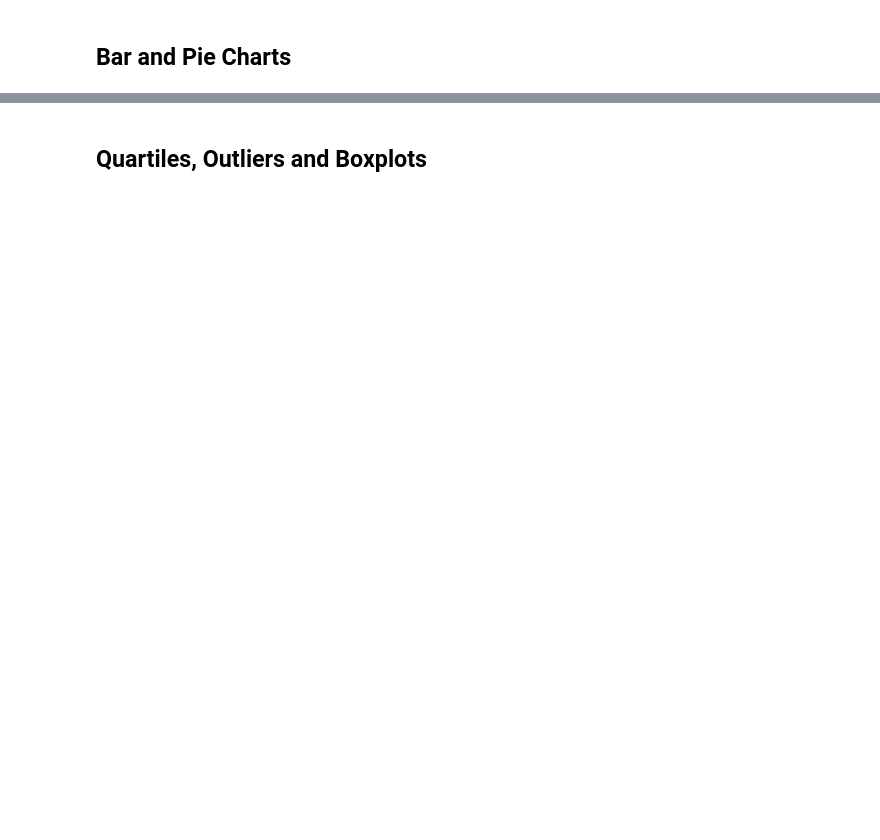
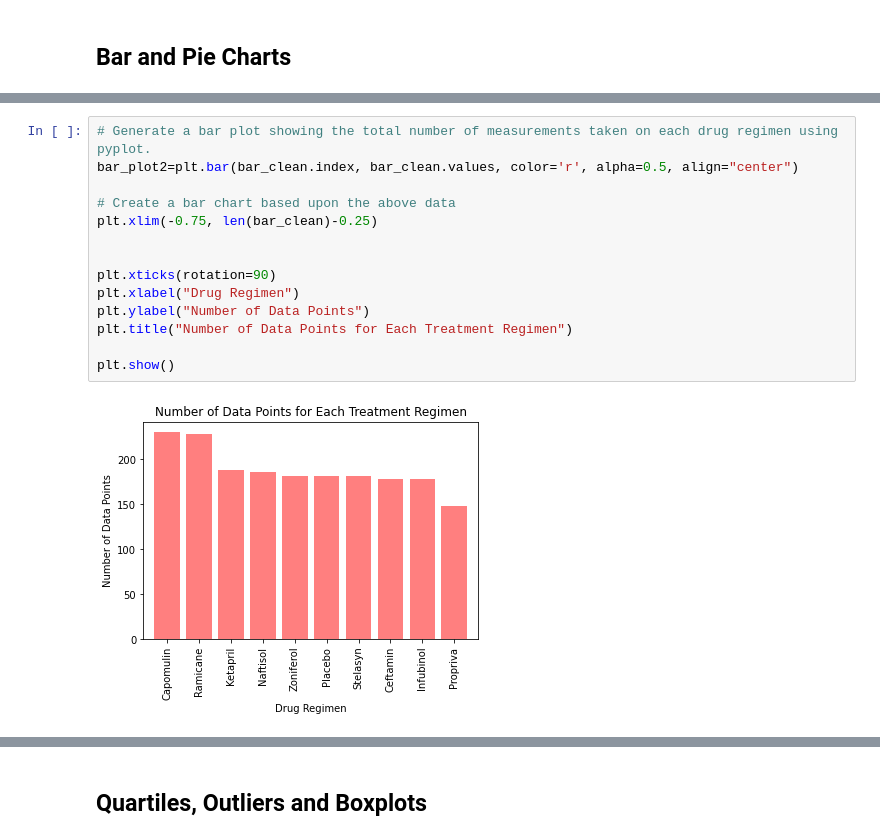
Before and after one commit to kim0218/Matplotlib-Challenge, a Jupyter notebook: pymaceuticals_starter.ipynb, the cells around one changed output, grey strips where cells are left out. Cells and saved outputs as stored; diff of their text form; blank space fills up the shorter version.

```diff
--- a/pymaceuticals_starter.ipynb
+++ b/pymaceuticals_starter.ipynb
@@ -68,2 +191,18 @@ combine.head()
+# %%
+# Generate a bar plot showing the total number of measurements taken on each drug regimen using pyplot.
+bar_plot2=plt.bar(bar_clean.index, bar_clean.values, color='r', alpha=0.5, align="center")
+
+# Create a bar chart based upon the above data
+plt.xlim(-0.75, len(bar_clean)-0.25)
+
+
+plt.xticks(rotation=90)
+plt.xlabel("Drug Regimen")
+plt.ylabel("Number of Data Points")
+plt.title("Number of Data Points for Each Treatment Regimen")
+
+plt.show()
+# %% [output]
+[figure, added]
 # %%
 # Generate a pie plot showing the distribution of female versus male mice using pandas
```
Also changed, not shown: parts of 26 cells of this notebook.
